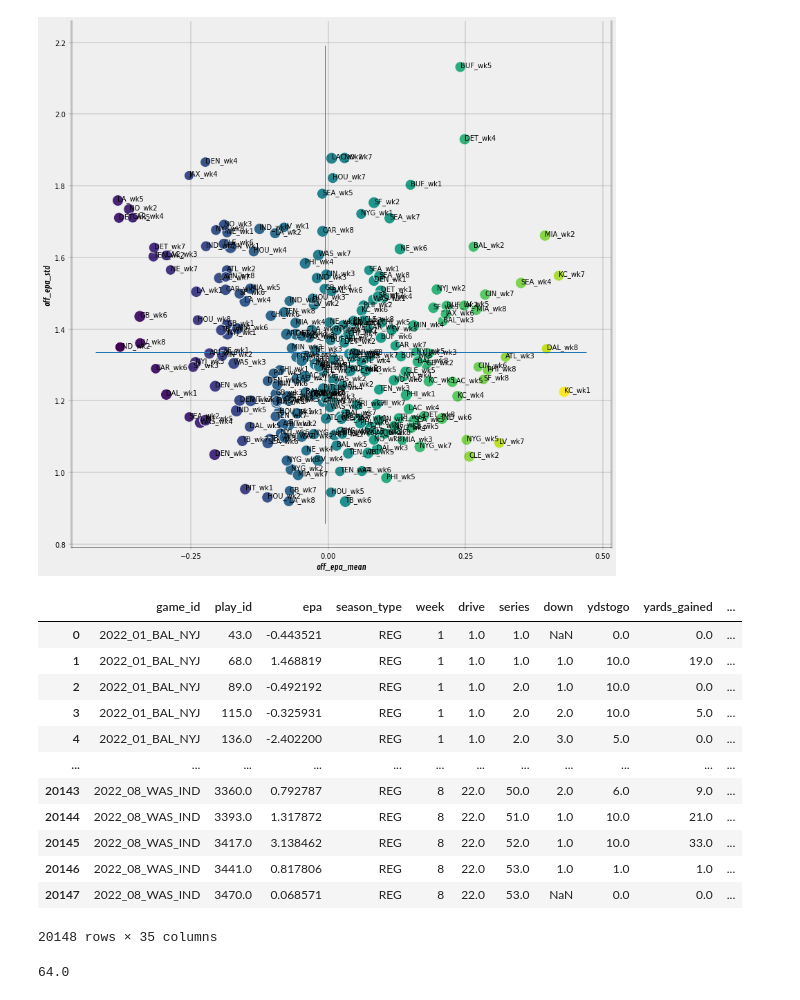
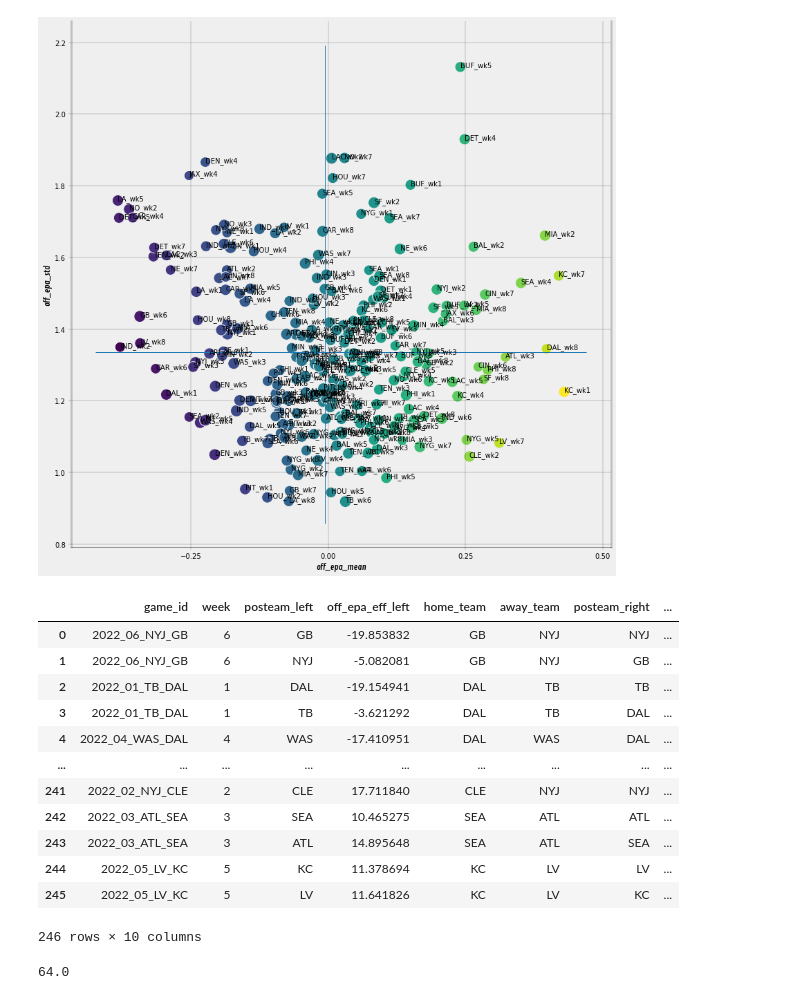
Before and after one commit to keeganheilman/nfl-charts, a Jupyter notebook: explosive_ratio.ipynb, the cells around one changed output. Saved outputs shown, nothing was run; the diff lists cells and outputs as text; code cells hidden in the pictures.

```diff
--- a/explosive_ratio.ipynb
+++ b/explosive_ratio.ipynb
@@ -28,6 +28,8 @@ for SEASON in SEASONS:
     par.append(pd.read_csv(f"https://github.com/nflverse/nflverse-data/releases/download/pbp_participation/pbp_participation_{SEASON}.csv"))
 df_par = pd.concat(par)
 del par
+
+df_schd = nfl.import_schedules(SEASONS)
 
 # get play by play for season
 cols = ['game_id',
@@ -239,20 +241,3 @@ plt.show()
 [figure]
 # %%
 df = df_pbp.merge(kh.get_epa_info(df=df_pbp), on=['game_id','posteam'])
-# %%
-# investigate the middle 80% of epa plays in the league
-df
-# %% [output]
-|  | game_id | play_id | epa | season_type | week | drive | series | down | ydstogo | yards_gained | ... |
-| 0 | 2022_01_BAL_NYJ | 43.0 | -0.443521 | REG | 1 | 1.0 | 1.0 | NaN | 0.0 | 0.0 | ... |
-| 1 | 2022_01_BAL_NYJ | 68.0 | 1.468819 | REG | 1 | 1.0 | 1.0 | 1.0 | 10.0 | 19.0 | ... |
-| 2 | 2022_01_BAL_NYJ | 89.0 | -0.492192 | REG | 1 | 1.0 | 2.0 | 1.0 | 10.0 | 0.0 | ... |
-| 3 | 2022_01_BAL_NYJ | 115.0 | -0.325931 | REG | 1 | 1.0 | 2.0 | 2.0 | 10.0 | 5.0 | ... |
-| 4 | 2022_01_BAL_NYJ | 136.0 | -2.402200 | REG | 1 | 1.0 | 2.0 | 3.0 | 5.0 | 0.0 | ... |
-| ... | ... | ... | ... | ... | ... | ... | ... | ... | ... | ... | ... |
-| 20143 | 2022_08_WAS_IND | 3360.0 | 0.792787 | REG | 8 | 22.0 | 50.0 | 2.0 | 6.0 | 9.0 | ... |
-| 20144 | 2022_08_WAS_IND | 3393.0 | 1.317872 | REG | 8 | 22.0 | 51.0 | 1.0 | 10.0 | 21.0 | ... |
-| 20145 | 2022_08_WAS_IND | 3417.0 | 3.138462 | REG | 8 | 22.0 | 52.0 | 1.0 | 10.0 | 33.0 | ... |
-| 20146 | 2022_08_WAS_IND | 3441.0 | 0.817806 | REG | 8 | 22.0 | 53.0 | 1.0 | 1.0 | 1.0 | ... |
-| 20147 | 2022_08_WAS_IND | 3470.0 | 0.068571 | REG | 8 | 22.0 | 53.0 | NaN | 0.0 | 0.0 | ... |
-20148 rows × 35 columns
@@ -259,3 +255,32 @@ df
+# %%
+
+df_ = (df
+ .assign(off_epa_eff = (df.off_epa_sum / df.off_epa_std))
+ .groupby(['game_id','week','posteam','defteam','off_epa_eff','home_team','away_team']).count()
+ .reset_index()[['game_id','week','posteam','defteam','off_epa_eff','home_team','away_team']]
+ .sort_values('off_epa_eff')
+)
+(df_
+ .merge(df_, left_on=['game_id','week','defteam','home_team','away_team'], right_on=['game_id','week','posteam','home_team','away_team'], suffixes=['_left','_right'])
+ .drop(['defteam_left','defteam_right'],axis=1)
+ .assign(off_epa_diff = lambda x : x.off_epa_eff_left - x.off_epa_eff_right)
+ .merge(df_schd[['game_id','week','home_team','away_team','result']], on=['game_id','week','home_team','away_team'])
+ # .assign(result2 = lambda x: x.result if (x.home_team != x.posteam_left) else (x.result*-1))
+)
+# %% [output]
+|  | game_id | week | posteam_left | off_epa_eff_left | home_team | away_team | posteam_right | ... |
+| 0 | 2022_06_NYJ_GB | 6 | GB | -19.853832 | GB | NYJ | NYJ | ... |
+| 1 | 2022_06_NYJ_GB | 6 | NYJ | -5.082081 | GB | NYJ | GB | ... |
+| 2 | 2022_01_TB_DAL | 1 | DAL | -19.154941 | DAL | TB | TB | ... |
+| 3 | 2022_01_TB_DAL | 1 | TB | -3.621292 | DAL | TB | DAL | ... |
+| 4 | 2022_04_WAS_DAL | 4 | WAS | -17.410951 | DAL | WAS | DAL | ... |
+| ... | ... | ... | ... | ... | ... | ... | ... | ... |
+| 241 | 2022_02_NYJ_CLE | 2 | CLE | 17.711840 | CLE | NYJ | NYJ | ... |
+| 242 | 2022_03_ATL_SEA | 3 | SEA | 10.465275 | SEA | ATL | ATL | ... |
+| 243 | 2022_03_ATL_SEA | 3 | ATL | 14.895648 | SEA | ATL | SEA | ... |
+| 244 | 2022_05_LV_KC | 5 | KC | 11.378694 | KC | LV | LV | ... |
+| 245 | 2022_05_LV_KC | 5 | LV | 11.641826 | KC | LV | KC | ... |
+246 rows × 10 columns
 # %%
 # teams' play count with EPAs in the league-wide's top 10th percentile of plays by EPA
 (df[df.epa >= np.quantile(df.epa.dropna(), 0.9)]
```
Also changed, not shown: parts of 1 cell of this notebook.
